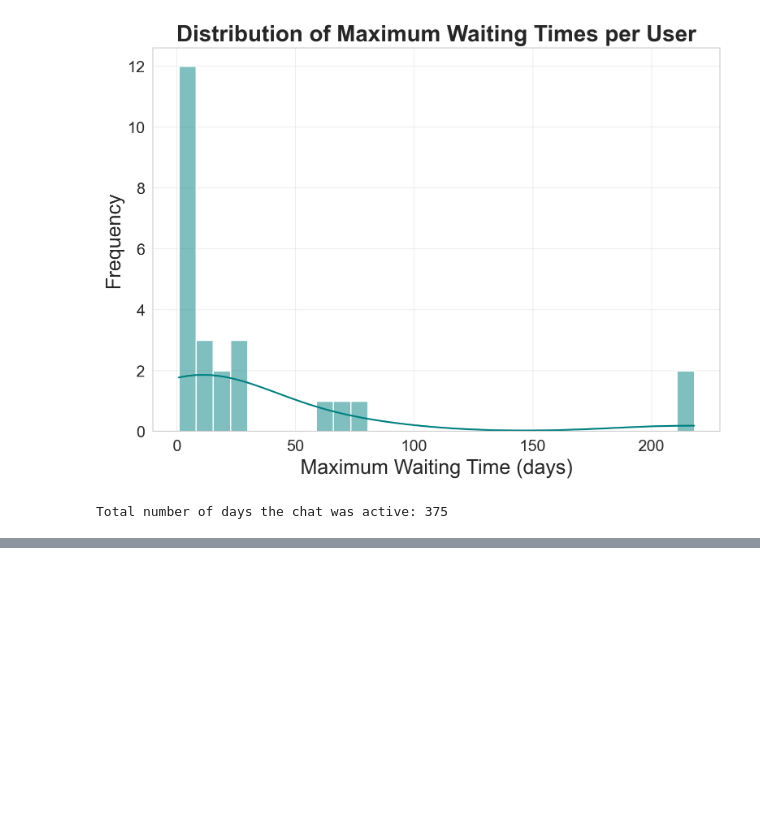
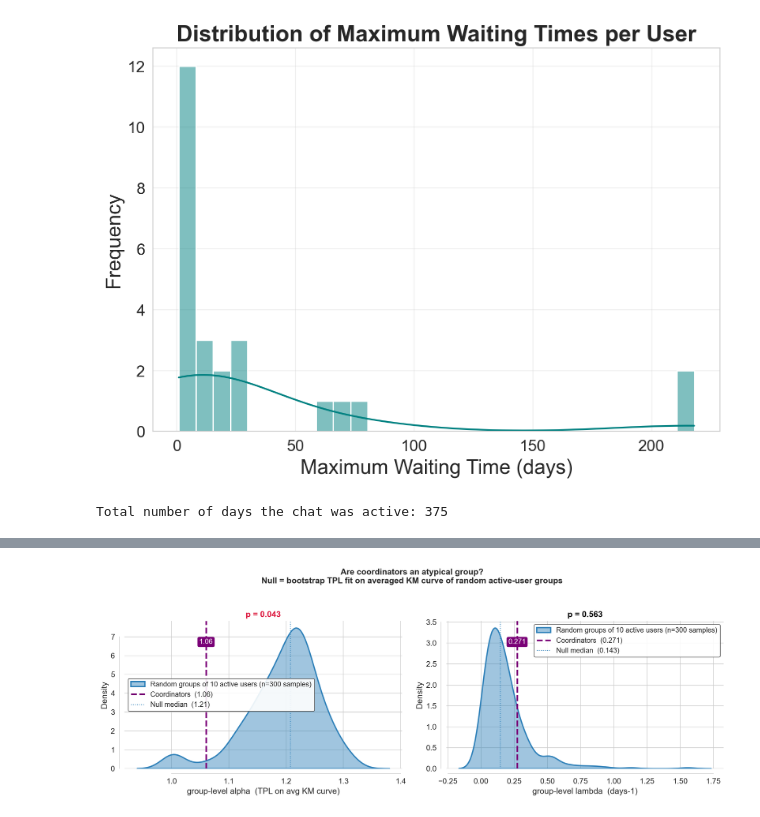
Before and after one commit to pablob2002/TFM, a Jupyter notebook: Active Users/260428_active_users_all.ipynb, the cells around one changed output, grey strips where cells are left out. Drawn from its saved outputs; the diff is of its cells as text; code cells hidden in the pictures; blank space fills up the shorter version.

```diff
--- a/Active Users/260428_active_users_all.ipynb
+++ b/Active Users/260428_active_users_all.ipynb
@@ -759,0 +1333,93 @@ Total number of days the chat was active: 375
+# %%
+# Bootstrap: for each random group of <group_size> active users, compute the
+# averaged KM survival curve and fit a TPL to it — same procedure as for
+# coordinators above. Builds a null distribution of group-level (alpha, lambda).
+
+group_size  = len(alpha_coord)   # match coordinator group size
+n_bootstrap = 300                # each iteration = group_size KM fits + curve_fit
+rng_b = np.random.default_rng(42)
+au_list = list(active_users)
+
+boot_alpha_curve = []
+boot_lam_curve   = []
+
+print(f"Running {n_bootstrap} bootstrap samples of {group_size} active users ...")
+for i in range(n_bootstrap):
+    idx_b   = rng_b.choice(len(au_list), size=group_size, replace=False)
+    sampled = [au_list[j] for j in idx_b]
+
+    t_b, s_b, _, xmin_b = avg_km_survival(sampled, active_users_messages, cutoff_date)
+    if t_b is None or len(t_b) < 5:
+        continue
+
+    popt_b, _ = fit_tpl_to_avg(t_b, s_b, xmin_b)
+    if popt_b is None:
+        continue
+
+    boot_alpha_curve.append(float(popt_b[0]))
+    boot_lam_curve.append(float(popt_b[1]))
+
+    if (i + 1) % 50 == 0:
+        print(f"  {i+1}/{n_bootstrap} done  (valid fits: {len(boot_alpha_curve)})")
+
+boot_alpha_curve = np.array(boot_alpha_curve)
+boot_lam_curve   = np.array(boot_lam_curve)
+
+# Coordinator group-level TPL (from averaged curve in previous cell)
+coord_alpha_curve = float(popt_coord[0])
+coord_lam_curve   = float(popt_coord[1])
+
+# Two-sided p-values
+p_a = np.mean(np.abs(boot_alpha_curve - boot_alpha_curve.mean()) >=
+              np.abs(coord_alpha_curve - boot_alpha_curve.mean()))
+p_l = np.mean(np.abs(boot_lam_curve   - boot_lam_curve.mean()) >=
+              np.abs(coord_lam_curve   - boot_lam_curve.mean()))
+
+print(f"Bootstrap TPL-curve test  (group size={group_size}, valid={len(boot_alpha_curve)})")
+print(f"  alpha  coords={coord_alpha_curve:.3f},  null={boot_alpha_curve.mean():.3f}+-{boot_alpha_curve.std():.3f},  p={p_a:.4f}")
+print(f"  lambda coords={coord_lam_curve:.2e} s-1  -> 1/lambda={1/(coord_lam_curve*86400):.1f} d,  p={p_l:.4f}")
+
+# Plot
+blue   = '#2c7fb8'
+purple = '#7a0177'
+
+fig, axes = plt.subplots(1, 2, figsize=(14, 5), dpi=200)
+
+panels = [
+    (boot_alpha_curve, coord_alpha_curve,
+     f'group-level alpha  (TPL on avg KM curve)', p_a),
+    (boot_lam_curve * 86400, coord_lam_curve * 86400,
+     'group-level lambda  (days-1)', p_l),
+]
+
+for ax, (boot_vals, coord_val, xlabel, pval) in zip(axes, panels):
+    sns.kdeplot(boot_vals, ax=ax, color=blue, fill=True, alpha=0.45,
+                linewidth=2.0, bw_method='scott',
+                label=f'Random groups of {group_size} active users (n={len(boot_vals)} samples)')
+
+    ax.axvline(coord_val, color=purple, linewidth=2.5, linestyle='--',
+               label=f'Coordinators  ({coord_val:.3g})')
+
+    med_null = np.median(boot_vals)
+    ax.axvline(med_null, color=blue, linewidth=1.2, linestyle=':',
+               label=f'Null median  ({med_null:.3g})')
+
+    ymax = ax.get_ylim()[1]
+    ax.text(coord_val, ymax * 0.88, f'{coord_val:.3g}', color='white', fontsize=11,
+            ha='center', va='top',
+            bbox=dict(facecolor=purple, edgecolor='none', boxstyle='round,pad=0.25'))
+
+    sig_str = f'p = {pval:.3f}' if pval >= 0.001 else f'p = {pval:.2e}'
+    ax.set_title(sig_str, fontsize=13, weight='bold',
+                 color='crimson' if pval < 0.05 else 'black')
+    ax.set_xlabel(xlabel, fontsize=13)
+    ax.set_ylabel('Density', fontsize=13)
+    ax.legend(frameon=True, facecolor='white', edgecolor='0.3', framealpha=0.9, fontsize=11)
+    ax.tick_params(labelsize=12)
+    sns.despine(ax=ax, trim=True, offset=8)
+
+fig.suptitle('Are coordinators an atypical group?\nNull = bootstrap TPL fit on averaged KM curve of random active-user groups',
+             fontsize=13, weight='bold', y=1.03)
+fig.tight_layout()
+plt.show()
+# %% [output]
@@ -759,0 +1436 @@ Total number of days the chat was active: 375
+[figure, added]
```
Also changed, not shown: parts of 13 cells of this notebook, 34 other files.
